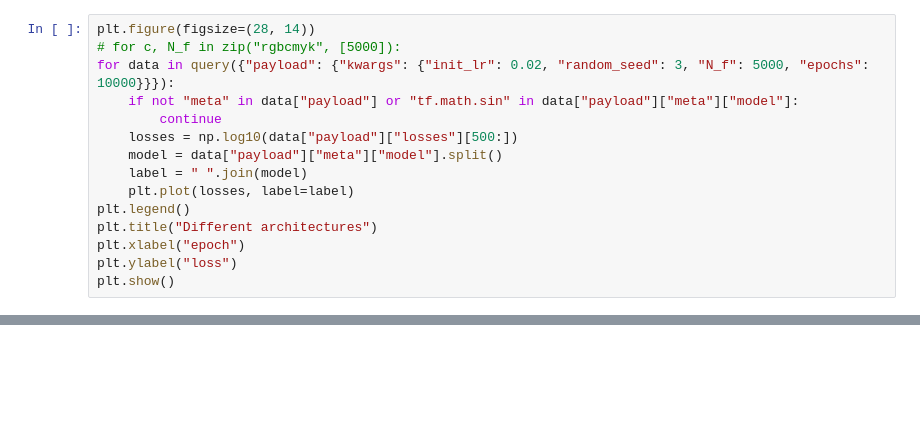
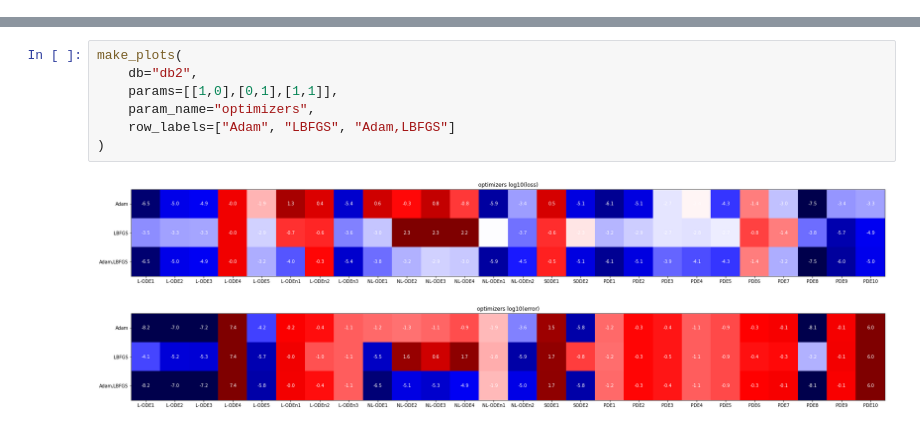
Before and after one commit to gorbachevmike/diploma-2021, a Jupyter notebook: plots.ipynb, the cells around one changed output, grey strips where cells are left out. Saved outputs shown, nothing was run; the diff lists cells and outputs as text; blank space fills up the shorter version.

```diff
--- a/plots.ipynb
+++ b/plots.ipynb
@@ -143,15 +31,0 @@ plt.show()
-# %%
-plt.figure(figsize=(28, 14))
-# for c, N_f in zip("rgbcmyk", [5000]):
-for data in query({"payload": {"kwargs": {"init_lr": 0.02, "random_seed": 3, "N_f": 5000, "epochs": 10000}}}):
-    if not "meta" in data["payload"] or "tf.math.sin" in data["payload"]["meta"]["model"]:
-        continue
-    losses = np.log10(data["payload"]["losses"][500:])
-    model = data["payload"]["meta"]["model"].split()
-    label = " ".join(model)
-    plt.plot(losses, label=label)
-plt.legend()
-plt.title("Different architectures")
-plt.xlabel("epoch")
-plt.ylabel("loss")
-plt.show()
@@ -206,0 +119,10 @@ plt.show()
+# %%
+make_plots(
+    db="db2",
+    params=[[1,0],[0,1],[1,1]],
+    param_name="optimizers",
+    row_labels=["Adam", "LBFGS", "Adam,LBFGS"]
+)
+# %% [output]
+[figure, added]
+[figure, added]
```
Also changed, not shown: parts of 34 cells of this notebook, 11 other files.
